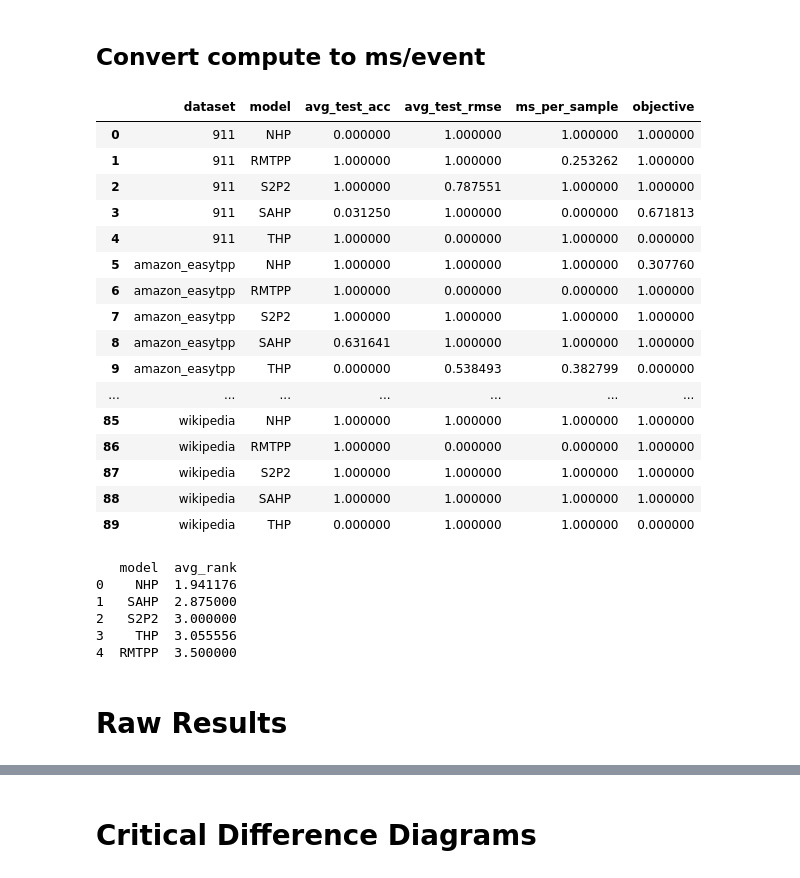
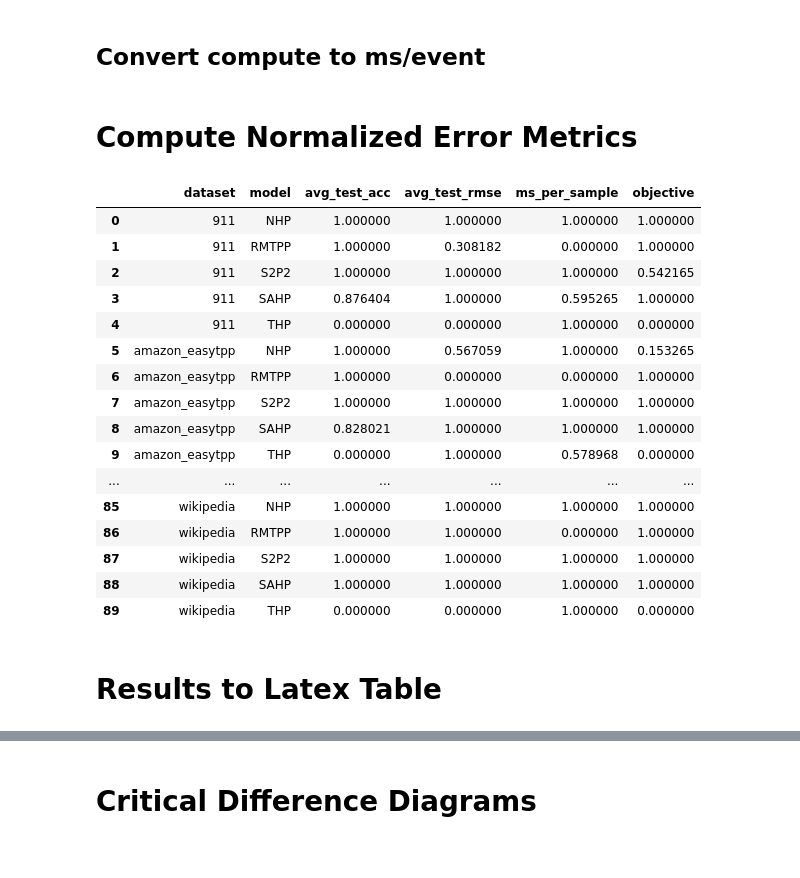
Before and after one commit to JP-SystemsX/MUSES_Eval, a Jupyter notebook: analysis/benchmark.ipynb, the cells around one changed output, grey strips where cells are left out. Saved outputs shown, nothing was run; the diff lists cells and outputs as text; code cells hidden in the pictures.

```diff
--- a/analysis/benchmark.ipynb
+++ b/analysis/benchmark.ipynb
@@ -94,6 +100,8 @@ def to_ms_per_sample(row):
     return (row["avg_inference_duration"] * 1000) / test_n
 
 df["ms_per_sample"] = df.apply(to_ms_per_sample, axis=1)
+# %% [markdown]
+# Compute Normalized Error Metrics
 # %%
 import pandas as pd
 import numpy as np
@@ -108,7 +116,8 @@ def compute_normalized_scores(df: pd.DataFrame) -> pd.DataFrame:
         "avg_test_acc": "higher",
         "avg_test_rmse": "lower",
         "ms_per_sample": "lower",
-        "objective": "higher"
+        "objective": "higher",
+        "ms_per_sample": "lower",
     }
 
     results = []
@@ -166,70 +175,47 @@ def compute_normalized_scores(df: pd.DataFrame) -> pd.DataFrame:
 
     # fill missing evaluations with worst possible normalized value = 1
     # but only for metrics that are valid for that dataset
     for dataset, valid_metrics in valid_metrics_by_dataset.items():
         mask = norm_df["dataset"] == dataset
         for metric in valid_metrics:
             norm_df.loc[mask, metric] = norm_df.loc[mask, metric].fillna(1.0)
 
     # average across datasets per model
     overall = (
         norm_df
         .groupby("model", as_index=False)
         .mean(numeric_only=True)
     )
     overall["dataset"] = "Overall (Norm)"
 
     # align columns to original df
     cols = df.columns
     for col in cols:
         if col not in overall.columns:
             overall[col] = np.nan
     overall = overall[cols]
 
     return df, overall, norm_df
 
 df_, overall, norm_df = compute_normalized_scores(df)
 df = df_
-df.sort_values(by="model")
 norm_df
 # %% [output]
 |  | dataset | model | avg_test_acc | avg_test_rmse | ms_per_sample | objective |
-| 0 | 911 | NHP | 0.000000 | 1.000000 | 1.000000 | 1.000000 |
-| 1 | 911 | RMTPP | 1.000000 | 1.000000 | 0.253262 | 1.000000 |
-| 2 | 911 | S2P2 | 1.000000 | 0.787551 | 1.000000 | 1.000000 |
-| 3 | 911 | SAHP | 0.031250 | 1.000000 | 0.000000 | 0.671813 |
-| 4 | 911 | THP | 1.000000 | 0.000000 | 1.000000 | 0.000000 |
-| 5 | amazon_easytpp | NHP | 1.000000 | 1.000000 | 1.000000 | 0.307760 |
+| 0 | 911 | NHP | 1.000000 | 1.000000 | 1.000000 | 1.000000 |
+| 1 | 911 | RMTPP | 1.000000 | 0.308182 | 0.000000 | 1.000000 |
+| 2 | 911 | S2P2 | 1.000000 | 1.000000 | 1.000000 | 0.542165 |
+| 3 | 911 | SAHP | 0.876404 | 1.000000 | 0.595265 | 1.000000 |
+| 4 | 911 | THP | 0.000000 | 0.000000 | 1.000000 | 0.000000 |
+| 5 | amazon_easytpp | NHP | 1.000000 | 0.567059 | 1.000000 | 0.153265 |
 | 6 | amazon_easytpp | RMTPP | 1.000000 | 0.000000 | 0.000000 | 1.000000 |
 | 7 | amazon_easytpp | S2P2 | 1.000000 | 1.000000 | 1.000000 | 1.000000 |
-| 8 | amazon_easytpp | SAHP | 0.631641 | 1.000000 | 1.000000 | 1.000000 |
-| 9 | amazon_easytpp | THP | 0.000000 | 0.538493 | 0.382799 | 0.000000 |
+| 8 | amazon_easytpp | SAHP | 0.828021 | 1.000000 | 1.000000 | 1.000000 |
+| 9 | amazon_easytpp | THP | 0.000000 | 1.000000 | 0.578968 | 0.000000 |
 | ... | ... | ... | ... | ... | ... | ... |
 | 85 | wikipedia | NHP | 1.000000 | 1.000000 | 1.000000 | 1.000000 |
-| 86 | wikipedia | RMTPP | 1.000000 | 0.000000 | 0.000000 | 1.000000 |
+| 86 | wikipedia | RMTPP | 1.000000 | 1.000000 | 0.000000 | 1.000000 |
 | 87 | wikipedia | S2P2 | 1.000000 | 1.000000 | 1.000000 | 1.000000 |
 | 88 | wikipedia | SAHP | 1.000000 | 1.000000 | 1.000000 | 1.000000 |
-| 89 | wikipedia | THP | 0.000000 | 1.000000 | 1.000000 | 0.000000 |
+| 89 | wikipedia | THP | 0.000000 | 0.000000 | 1.000000 | 0.000000 |
-# %%
-df['rank'] = (
-    df.groupby('dataset')['objective']
-      .rank(method='average', ascending=False)
-)
-
-# 2. average rank per model
-avg_rank = (
-    df.groupby('model')['rank']
-      .mean()
-      .sort_values()
-      .reset_index(name='avg_rank')
-)
-
-print(avg_rank)
-# %% [output]
-   model  avg_rank
-0    NHP  1.941176
-1   SAHP  2.875000
-2   S2P2  3.000000
-3    THP  3.055556
-4  RMTPP  3.500000
 # %%
@@ -263,8 +251,8 @@ model_names = {
     "THP": "THP",
     "NHP": "NHP",
 }
-# %% [markdown]
-# Raw Results
+# %% [markdown]
+# Results to Latex Table
 # %%
 from __future__ import annotations
 
```
Also changed, not shown: parts of 20 cells of this notebook.
